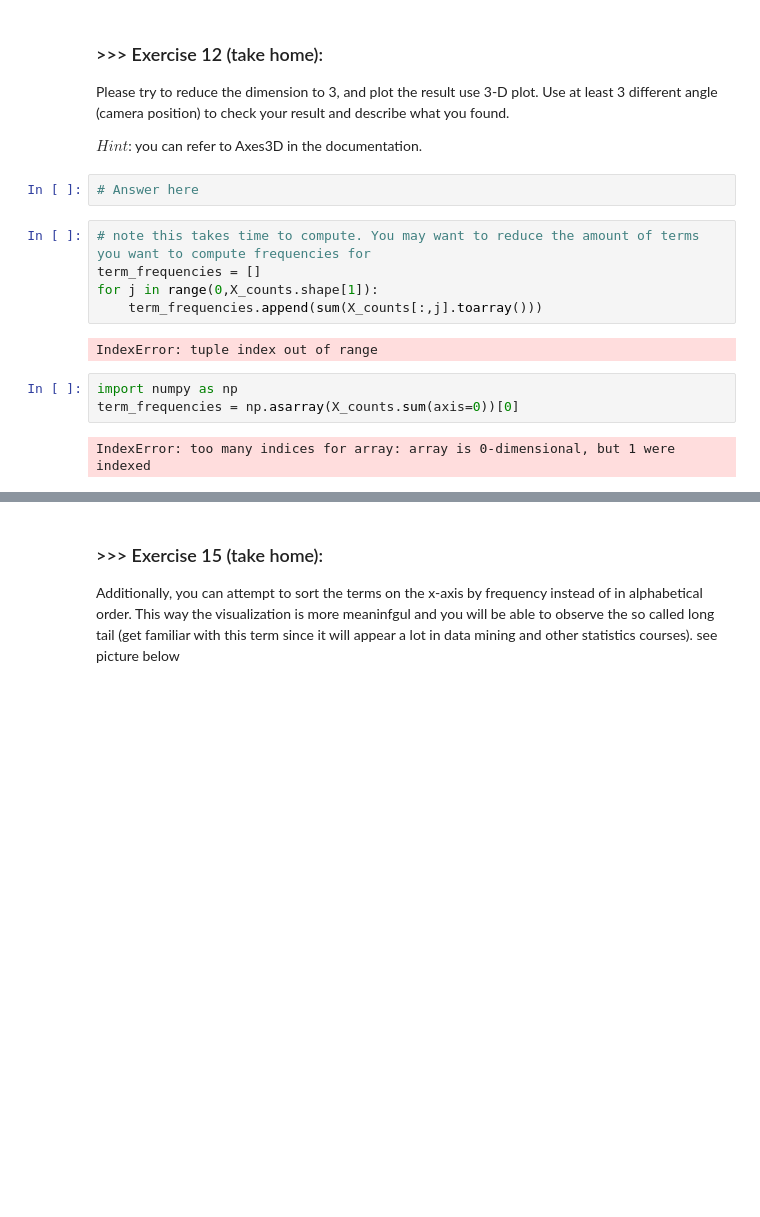
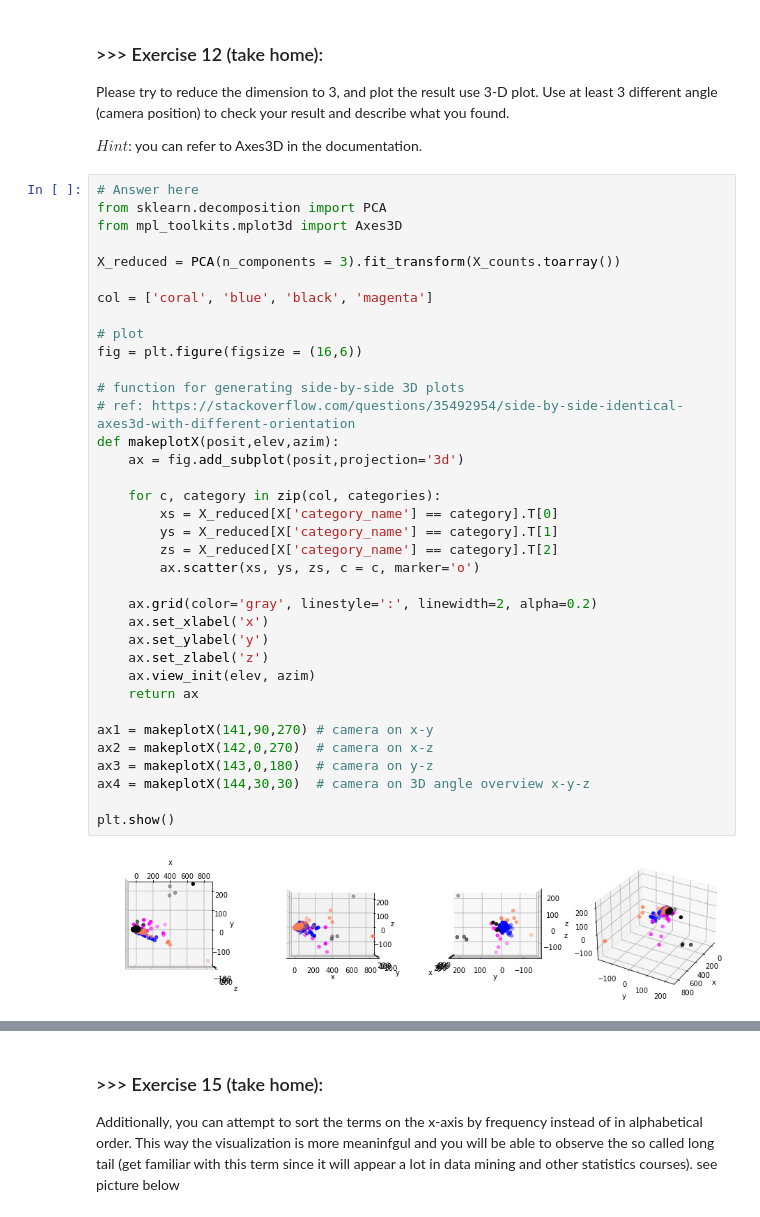
Before and after one commit to chinyakao/DM2021-Lab1-Homework, a Jupyter notebook: DM2021-Lab1-Homework.ipynb, the cells around one changed output, grey strips where cells are left out. Cells and saved outputs as stored; diff of their text form; blank space fills up the shorter version.

Commit message:
take home exercise 4~16

```diff
--- a/DM2021-Lab1-Homework.ipynb
+++ b/DM2021-Lab1-Homework.ipynb
@@ -311,17 +371,41 @@ From the chart above, we can see how sparse the term-document matrix is; i.e., t
 Please try to reduce the dimension to 3, and plot the result use 3-D plot. Use at least 3 different angle (camera position) to check your result and describe what you found.
 
 $Hint$: you can refer to Axes3D in the documentation.
-# %%
-# Answer here
-# %%
-# note this takes time to compute. You may want to reduce the amount of terms you want to compute frequencies for
-term_frequencies = []
-for j in range(0,X_counts.shape[1]):
-    term_frequencies.append(sum(X_counts[:,j].toarray()))
-# %% [output]
-IndexError: tuple index out of range
-# %%
-import numpy as np
-term_frequencies = np.asarray(X_counts.sum(axis=0))[0]
-# %% [output]
-IndexError: too many indices for array: array is 0-dimensional, but 1 were indexed
+# %%
+# Answer here
+from sklearn.decomposition import PCA
+from mpl_toolkits.mplot3d import Axes3D
+
+X_reduced = PCA(n_components = 3).fit_transform(X_counts.toarray())
+
+col = ['coral', 'blue', 'black', 'magenta']
+
+# plot
+fig = plt.figure(figsize = (16,6))
+
+# function for generating side-by-side 3D plots
+# ref: https://stackoverflow.com/questions/35492954/side-by-side-identical-axes3d-with-different-orientation
+def makeplotX(posit,elev,azim):
+    ax = fig.add_subplot(posit,projection='3d')
+
+    for c, category in zip(col, categories):
+        xs = X_reduced[X['category_name'] == category].T[0]
+        ys = X_reduced[X['category_name'] == category].T[1]
+        zs = X_reduced[X['category_name'] == category].T[2]
+        ax.scatter(xs, ys, zs, c = c, marker='o')
+
+    ax.grid(color='gray', linestyle=':', linewidth=2, alpha=0.2)
+    ax.set_xlabel('x')
+    ax.set_ylabel('y')
+    ax.set_zlabel('z')
+    ax.view_init(elev, azim)
+    return ax
+
+ax1 = makeplotX(141,90,270) # camera on x-y
+ax2 = makeplotX(142,0,270)  # camera on x-z
+ax3 = makeplotX(143,0,180)  # camera on y-z
+ax4 = makeplotX(144,30,30)  # camera on 3D angle overview x-y-z
+
+plt.show()
+# %% [output]
+[figure, added]
```
Also changed, not shown: parts of 64 cells of this notebook.
